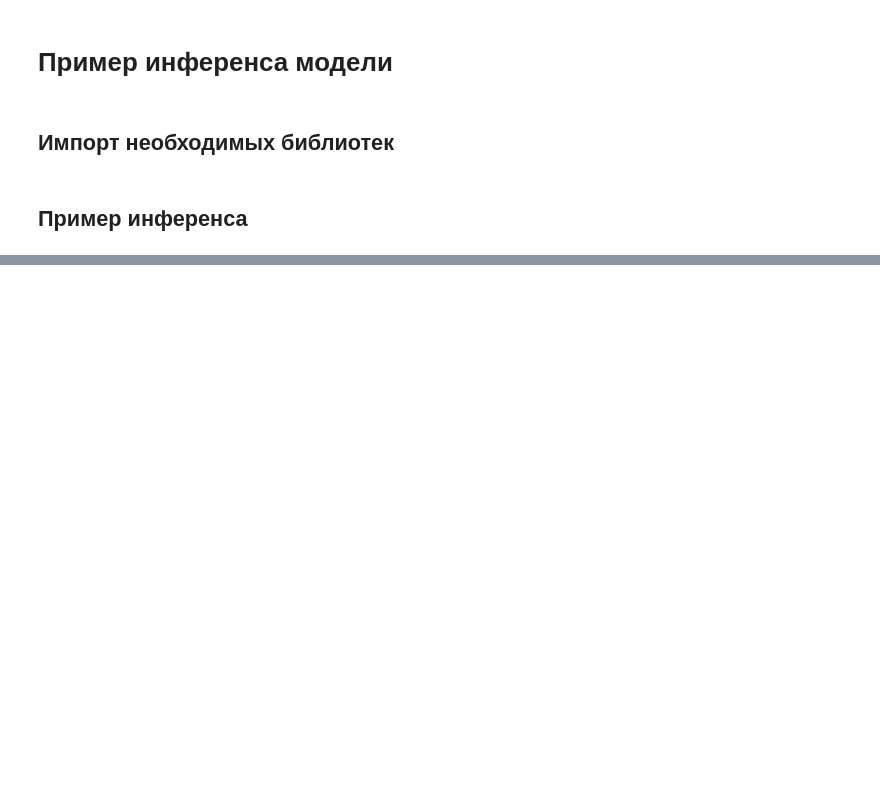
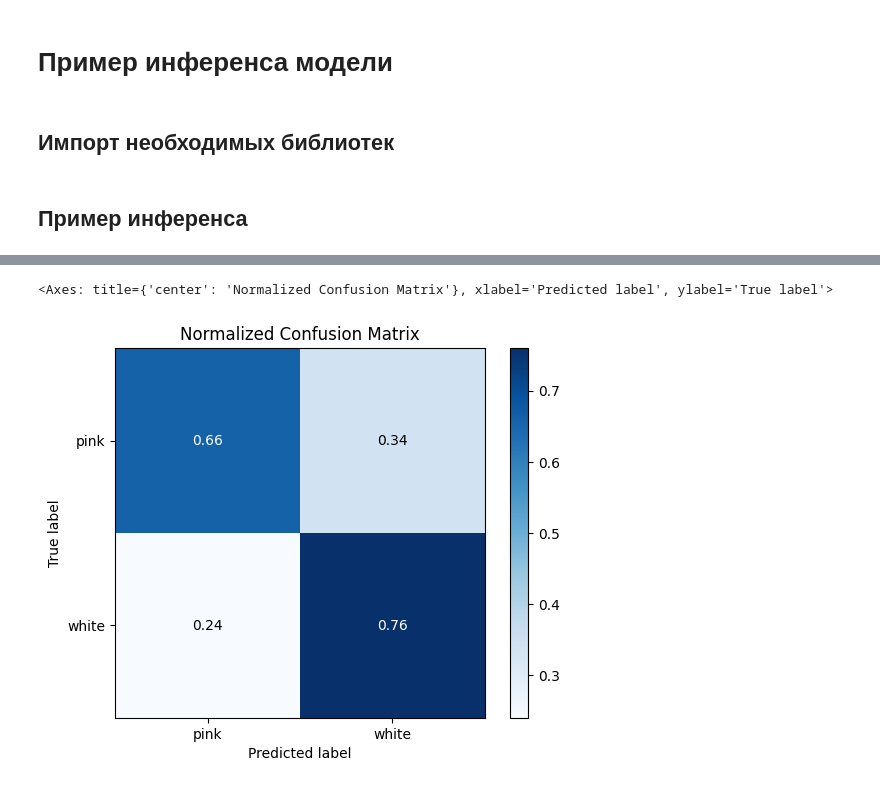
Before and after one commit to ShockOfWave/bubbles_champagne, a Jupyter notebook: examples/inference.ipynb, the cells around one changed output, grey strips where cells are left out. Saved outputs shown, nothing was run; the diff lists cells and outputs as text; code cells hidden in the pictures; blank space fills up the shorter version.

```diff
--- a/examples/inference.ipynb
+++ b/examples/inference.ipynb
@@ -11,17 +15,2 @@ from src.inference import inference
 # %% [markdown]
 ## Пример инференса
-# %%
-test_paths = [
-    '/path/to/test_image1.jpg',
-    '/path/to/test_image2.jpg',
-    '/path/to/test_image3.jpg'
-]
-
-# Пути к модели для каждой задачи
-model_path = '../checkpoints/trained_model'
-task_number = 1
-
-predicted_labels = inference(model_path, task_number, test_paths)
-
-for path, label in zip(test_paths, predicted_labels):
-    print(f"Image: {path} -> Predicted Label: {label}")
@@ -31,0 +17,25 @@ ValueError: You have to specify either text or images. Both cannot be none.
+# %%
+test_paths = []
+y_true = []
+preds = []
+
+for root, dirs, files in os.walk("/home/alcatraz/Documents/PycharmProjects/bubbles_champagne/frames/test"):
+    for file in files:
+        if file.endswith(".jpg"):
+            full_image_path = os.path.join(root, file)
+            test_paths.append(full_image_path)
+
+task_type = "champagne_type"
+
+model = MainModelInference(checkpoint_path, task_type)
+
+for path in tqdm(test_paths):
+    name = path.split(os.sep)[-2].split("_")[0]
+    pred = model.predict(path)
+    if pred:
+        preds.append(pred)
+        y_true.append(name)
+
+print(accuracy_score(y_true, preds))
+print(classification_report(y_true, preds))
+print(confusion_matrix(y_true, preds))
@@ -31,0 +56,5 @@ ValueError: You have to specify either text or images. Both cannot be none.
+# %%
+plot_confusion_matrix(y_true, preds, normalize=True)
+# %% [output]
+<Axes: title={'center': 'Normalized Confusion Matrix'}, xlabel='Predicted label', ylabel='True label'>
+[figure, added]
```
Also changed, not shown: parts of 7 cells of this notebook, 23 other files.
